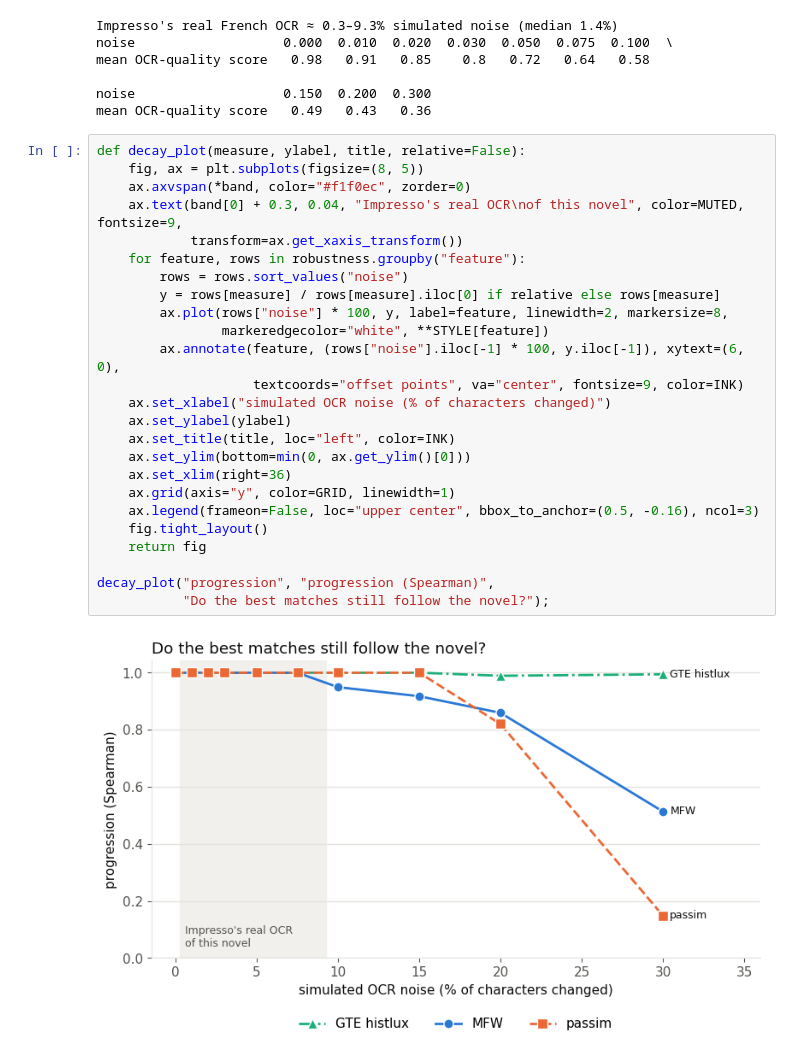
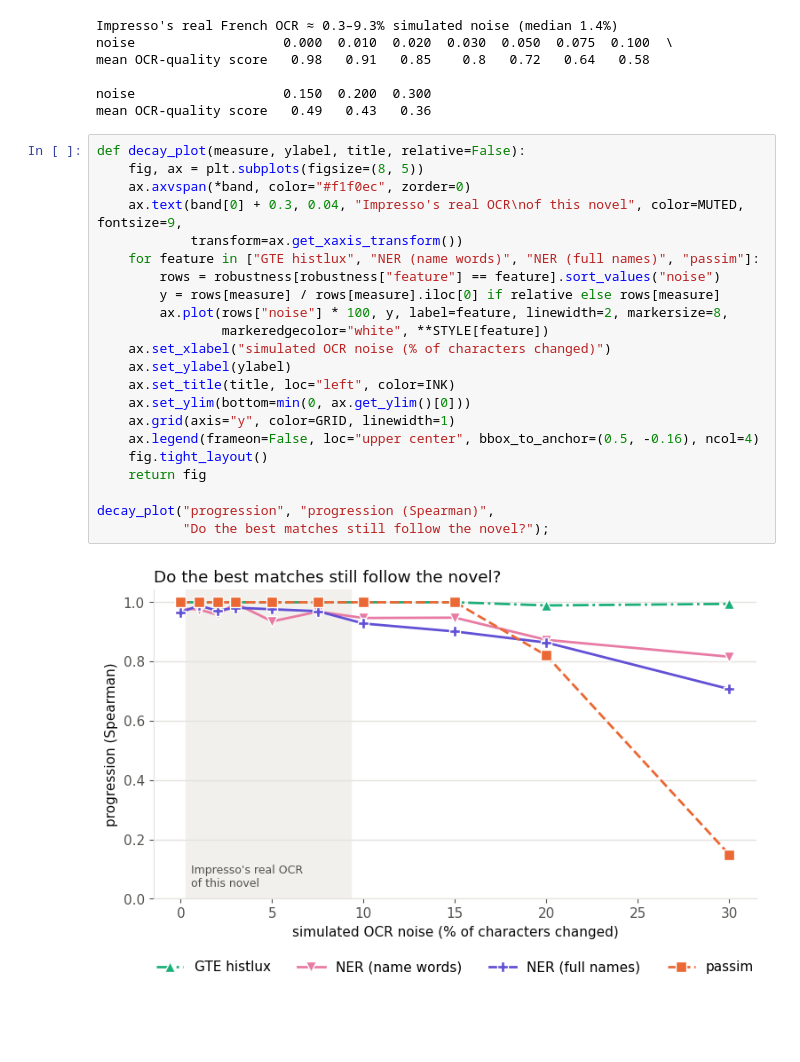
Before and after one commit to pfeldkamp/feuilleton_reuse, a Jupyter notebook: results.ipynb, the cells around one changed output. Drawn from its saved outputs; the diff is of its cells as text; blank space fills up the shorter version.

```diff
--- a/results.ipynb
+++ b/results.ipynb
@@ -168,30 +168,27 @@ mean OCR-quality score   0.49   0.43   0.36
 # %%
 def decay_plot(measure, ylabel, title, relative=False):
     fig, ax = plt.subplots(figsize=(8, 5))
     ax.axvspan(*band, color="#f1f0ec", zorder=0)
     ax.text(band[0] + 0.3, 0.04, "Impresso's real OCR\nof this novel", color=MUTED, fontsize=9,
             transform=ax.get_xaxis_transform())
-    for feature, rows in robustness.groupby("feature"):
-        rows = rows.sort_values("noise")
+    for feature in ["GTE histlux", "NER (name words)", "NER (full names)", "passim"]:
+        rows = robustness[robustness["feature"] == feature].sort_values("noise")
         y = rows[measure] / rows[measure].iloc[0] if relative else rows[measure]
         ax.plot(rows["noise"] * 100, y, label=feature, linewidth=2, markersize=8,
                 markeredgecolor="white", **STYLE[feature])
-        ax.annotate(feature, (rows["noise"].iloc[-1] * 100, y.iloc[-1]), xytext=(6, 0),
-                    textcoords="offset points", va="center", fontsize=9, color=INK)
     ax.set_xlabel("simulated OCR noise (% of characters changed)")
     ax.set_ylabel(ylabel)
     ax.set_title(title, loc="left", color=INK)
     ax.set_ylim(bottom=min(0, ax.get_ylim()[0]))
-    ax.set_xlim(right=36)
     ax.grid(axis="y", color=GRID, linewidth=1)
-    ax.legend(frameon=False, loc="upper center", bbox_to_anchor=(0.5, -0.16), ncol=3)
+    ax.legend(frameon=False, loc="upper center", bbox_to_anchor=(0.5, -0.16), ncol=4)
     fig.tight_layout()
     return fig
 
 decay_plot("progression", "progression (Spearman)",
            "Do the best matches still follow the novel?");
 # %% [output]
-[figure, old version]
+[figure, new version]
 # %%
 decay_plot("separation", "separation kept (1 = as clear as on clean text)",
            "How clearly does the right installment stand out?", relative=True);
```
Also changed, not shown: parts of 3 cells of this notebook.
